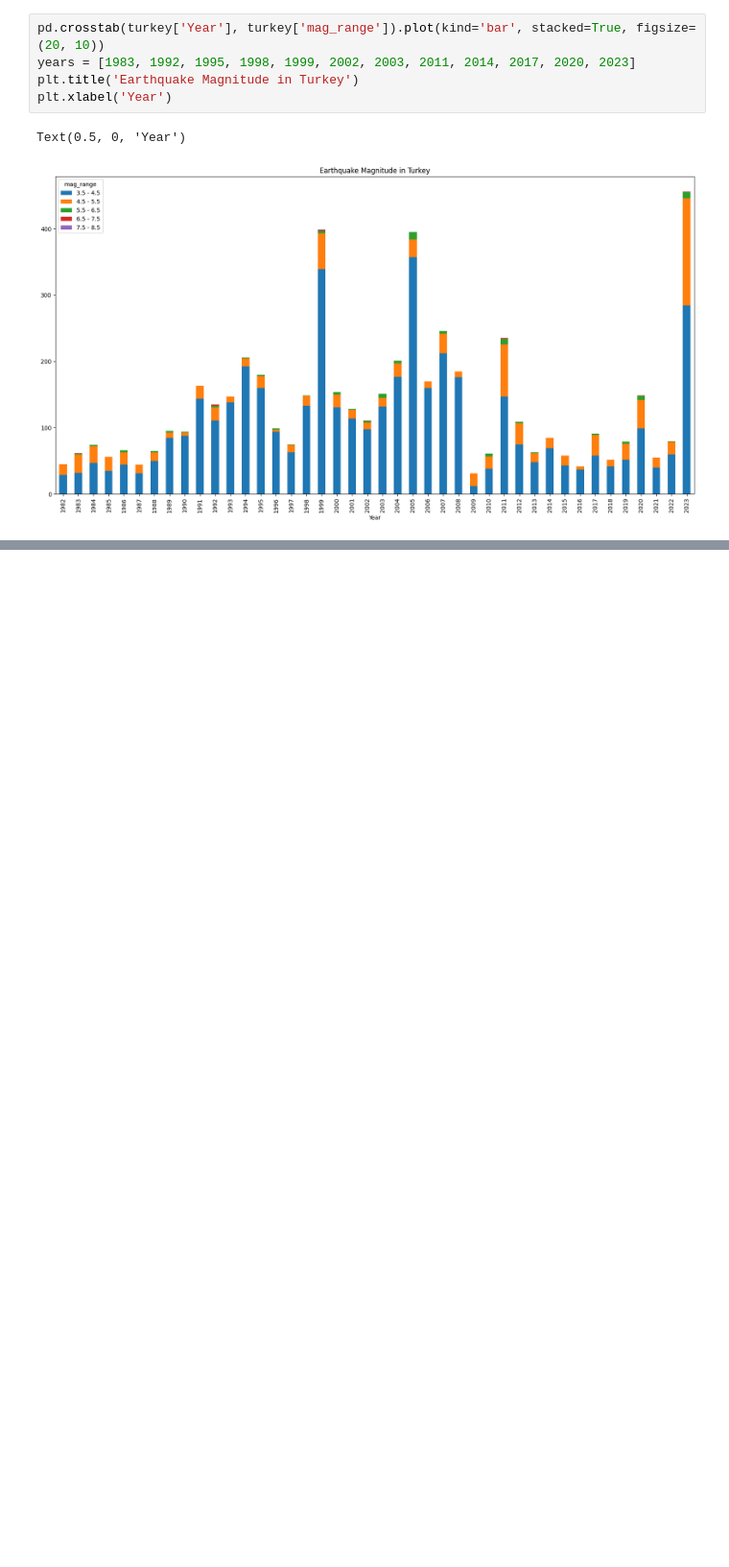
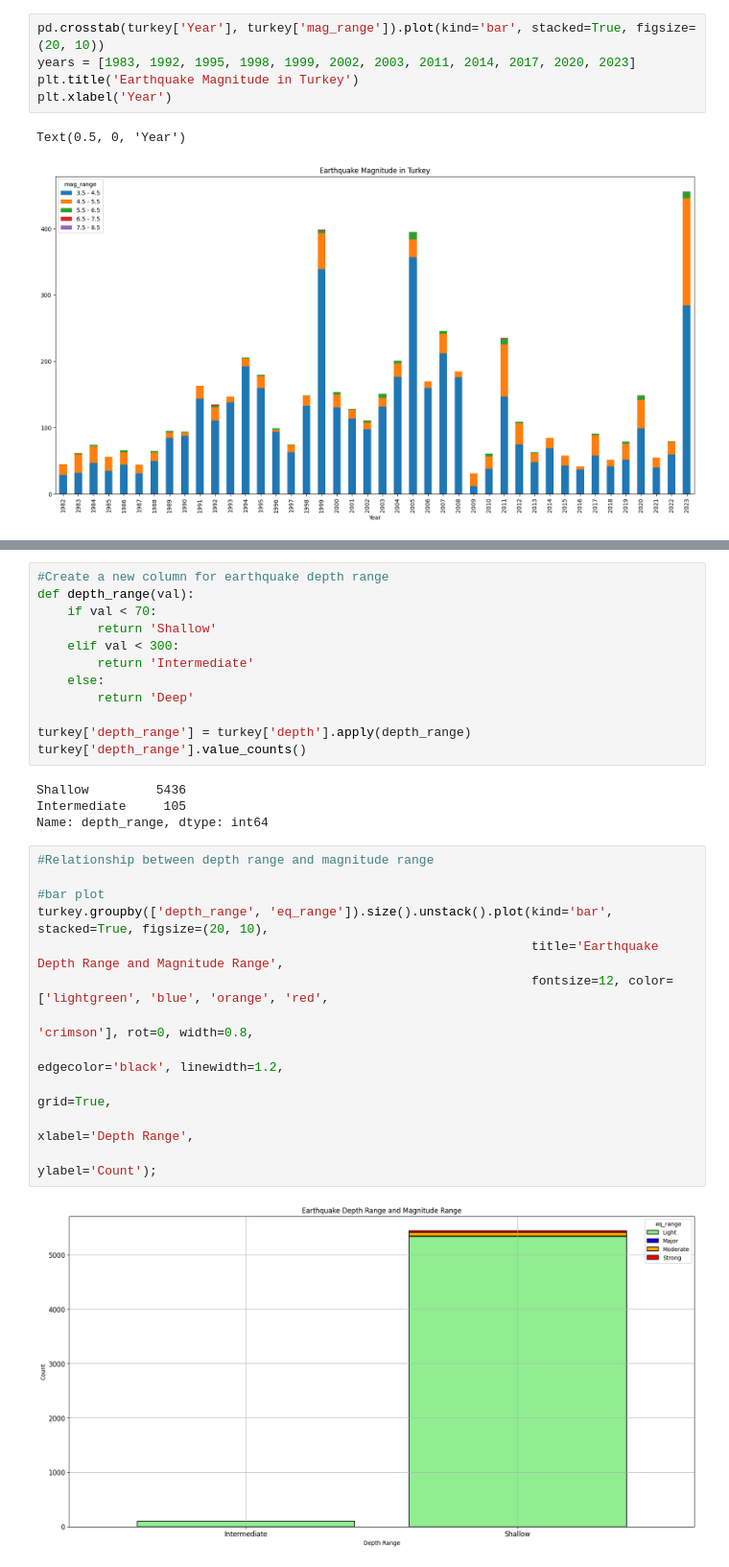
Before and after one commit to badicev/Holistic-Data-Science-Bootcamp-2, a Jupyter notebook: Earthquakes EDA2.ipynb, the cells around one changed output, grey strips where cells are left out. Shown at 96% size. Cells and saved outputs as stored; diff of their text form; blank space fills up the shorter version.

```diff
--- a/Earthquakes EDA2.ipynb
+++ b/Earthquakes EDA2.ipynb
@@ -232,0 +293,30 @@ memory usage: 103.3+ KB
+# %%
+#Create a new column for earthquake depth range
+def depth_range(val):
+    if val < 70:
+        return 'Shallow'
+    elif val < 300:
+        return 'Intermediate'
+    else:
+        return 'Deep'
+
+turkey['depth_range'] = turkey['depth'].apply(depth_range)
+turkey['depth_range'].value_counts()
+# %% [output]
+Shallow         5436
+Intermediate     105
+Name: depth_range, dtype: int64
+# %%
+#Relationship between depth range and magnitude range
+
+#bar plot
+turkey.groupby(['depth_range', 'eq_range']).size().unstack().plot(kind='bar', stacked=True, figsize=(20, 10),
+                                                                  title='Earthquake Depth Range and Magnitude Range',
+                                                                  fontsize=12, color=['lightgreen', 'blue', 'orange', 'red',
+                                                                                      'crimson'], rot=0, width=0.8,
+                                                                                        edgecolor='black', linewidth=1.2,
+                                                                                        grid=True,
+                                                                                        xlabel='Depth Range',
+                                                                                        ylabel='Count');
+# %% [output]
+[figure, added]
```
Also changed, not shown: parts of 9 cells of this notebook.
